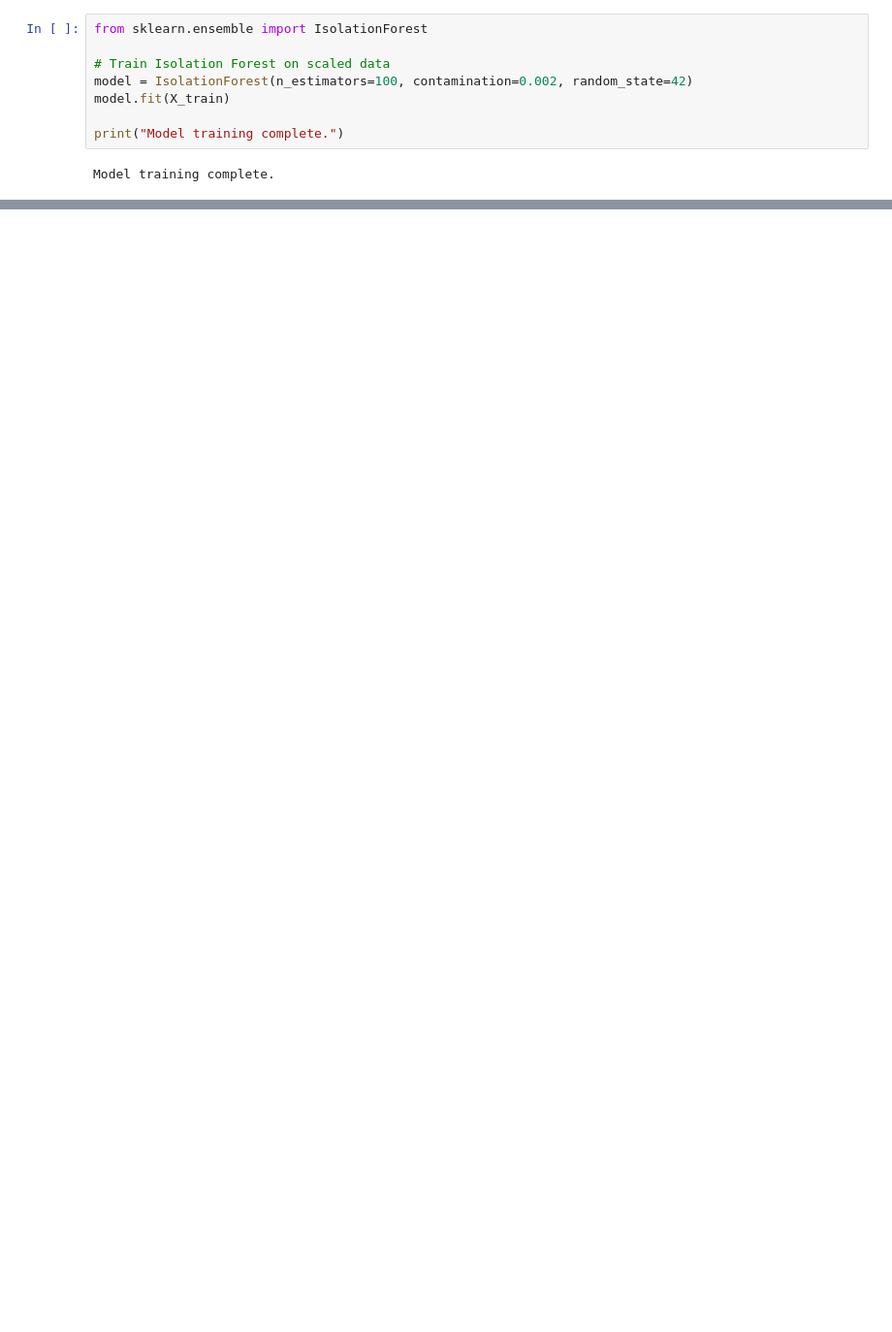
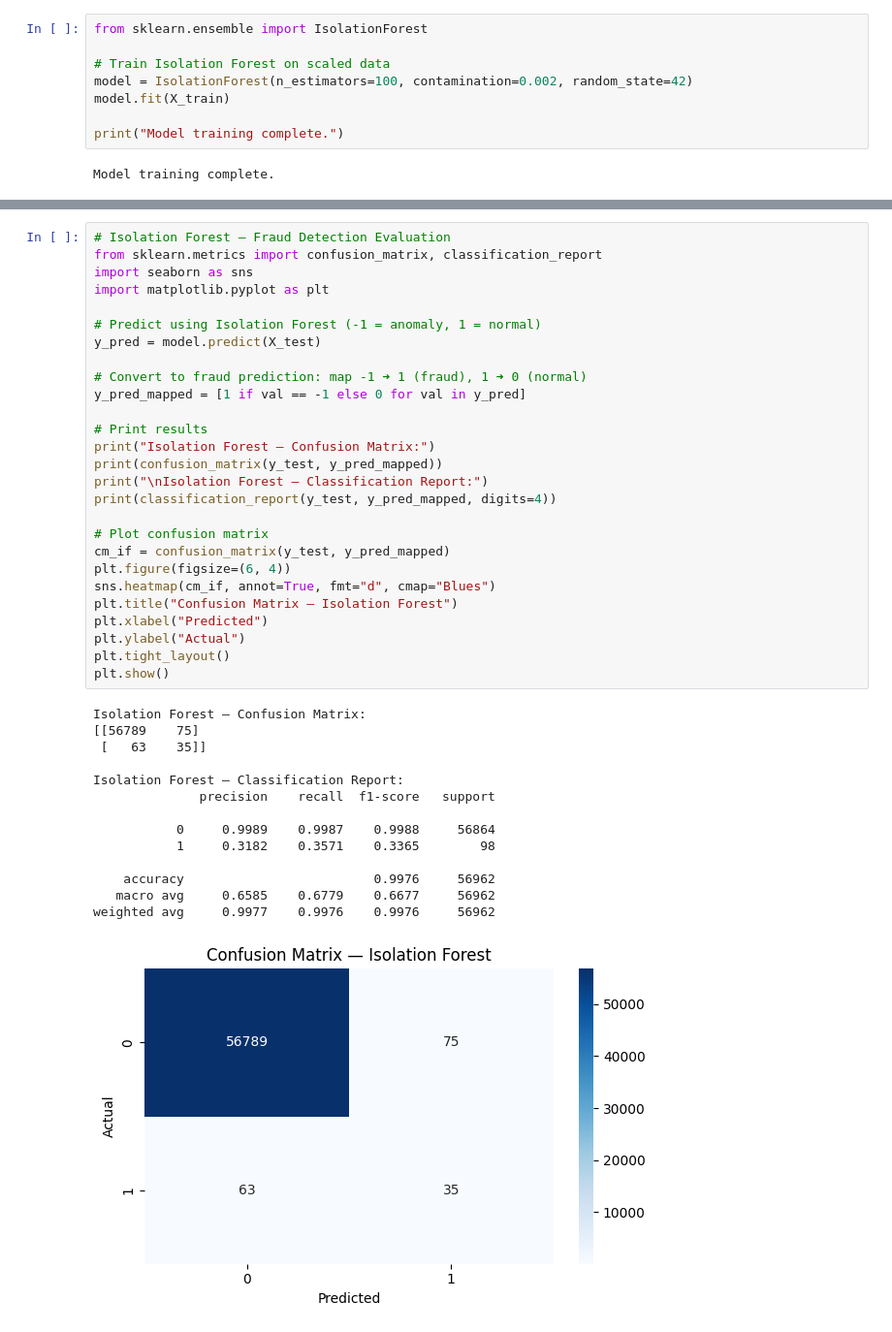
Before and after one commit to asuEdward/AIM240-Capstone-Anomaly-Detection, a Jupyter notebook: notebooks/AIM240_Capstone_Anomaly_Detection.ipynb, the cells around one changed output, grey strips where cells are left out. Shown: that part at 97% size. Cells and saved outputs as stored; diff of their text form; blank space fills up the shorter version.

```diff
--- a/notebooks/AIM240_Capstone_Anomaly_Detection.ipynb
+++ b/notebooks/AIM240_Capstone_Anomaly_Detection.ipynb
@@ -56,0 +65,42 @@ Model training complete.
+# %%
+# Isolation Forest — Fraud Detection Evaluation
+from sklearn.metrics import confusion_matrix, classification_report
+import seaborn as sns
+import matplotlib.pyplot as plt
+
+# Predict using Isolation Forest (-1 = anomaly, 1 = normal)
+y_pred = model.predict(X_test)
+
+# Convert to fraud prediction: map -1 ➜ 1 (fraud), 1 ➜ 0 (normal)
+y_pred_mapped = [1 if val == -1 else 0 for val in y_pred]
+
+# Print results
+print("Isolation Forest — Confusion Matrix:")
+print(confusion_matrix(y_test, y_pred_mapped))
+print("\nIsolation Forest — Classification Report:")
+print(classification_report(y_test, y_pred_mapped, digits=4))
+
+# Plot confusion matrix
+cm_if = confusion_matrix(y_test, y_pred_mapped)
+plt.figure(figsize=(6, 4))
+sns.heatmap(cm_if, annot=True, fmt="d", cmap="Blues")
+plt.title("Confusion Matrix — Isolation Forest")
+plt.xlabel("Predicted")
+plt.ylabel("Actual")
+plt.tight_layout()
+plt.show()
+# %% [output]
+Isolation Forest — Confusion Matrix:
+[[56789    75]
+ [   63    35]]
+
+Isolation Forest — Classification Report:
+              precision    recall  f1-score   support
+
+           0     0.9989    0.9987    0.9988     56864
+           1     0.3182    0.3571    0.3365        98
+
+    accuracy                         0.9976     56962
+   macro avg     0.6585    0.6779    0.6677     56962
+weighted avg     0.9977    0.9976    0.9976     56962
+[figure, added]
```
Also changed, not shown: parts of 19 cells of this notebook.
